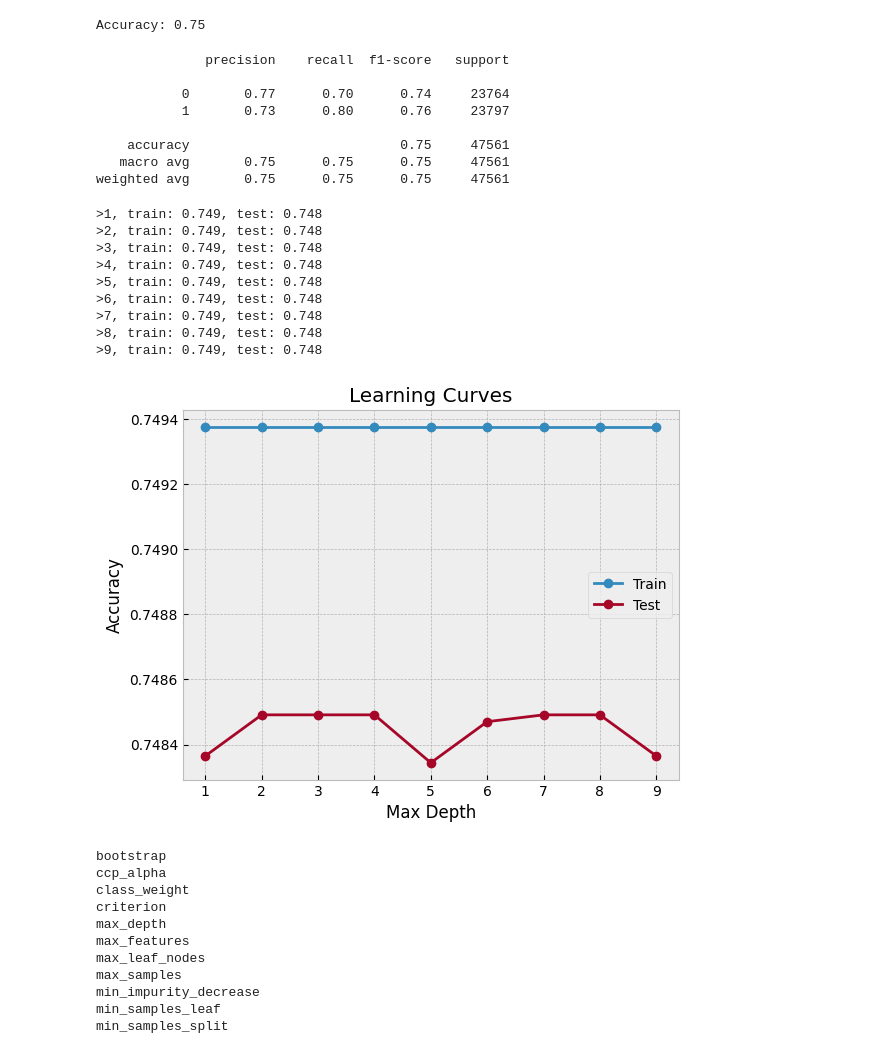
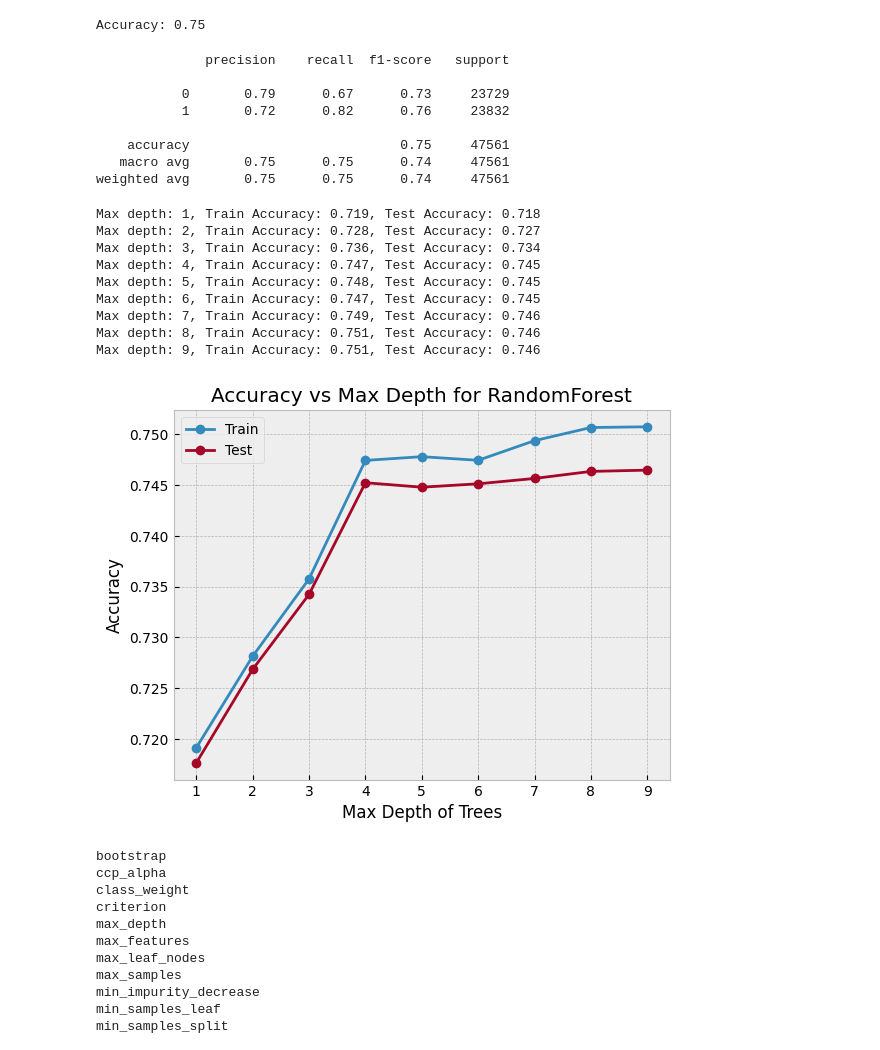
Before and after one commit to DavdElgas/predict_sklearn, a Jupyter notebook: predictive_modeling_with_sklearn.ipynb, the cells around one changed output. Drawn from its saved outputs; the diff is of its cells as text; code cells hidden in the pictures.

```diff
--- a/predictive_modeling_with_sklearn.ipynb
+++ b/predictive_modeling_with_sklearn.ipynb
@@ -855,9 +835,8 @@ weighted avg       0.75      0.75      0.75     47561
 # %%
 # Look again for overfitting via Accuracy
 
-
 # Define the tree depths to evaluate
-values = [i for i in range(1, 15)]
+values = [i for i in range(1, 6)]
 
 # Define lists to collect scores
 train_scores, test_scores = list(), list()
@@ -866,18 +845,18 @@ train_scores, test_scores = list(), list()
 for i in values:
 
   # configure the model
-  model_dtc_p = DecisionTreeClassifier(max_depth=i)
+  model_u = DecisionTreeClassifier(max_depth=i)
 
     # fit model on the training dataset
-  model_dtc_p.fit(X_train, y_train)
+  model_u.fit(X_train, y_train)
 
   # evaluate on the train dataset
-  train_yhat = model_dtc_p.predict(X_train)
+  train_yhat = model_u.predict(X_train)
   train_acc = accuracy_score(y_train, train_yhat)
   train_scores.append(train_acc)
 
   # evaluate on the test dataset
-  test_yhat = model_dtc_p.predict(X_test)
+  test_yhat = model_u.predict(X_test)
   test_acc = accuracy_score(y_test, test_yhat)
   test_scores.append(test_acc)
 
@@ -949,7 +919,8 @@ Logistic: ROC AUC=0.827
 # %% [markdown]
 ### Random Forrest Classifier
 # %%
-# For Random Forest Classifier
+# Create model
+
 from sklearn.ensemble import RandomForestClassifier
 
-df_rfc = df_pre.copy()
+model = RandomForestClassifier()
@@ -961,9 +927,9 @@ model_rfc = RandomForestClassifier()
 # %%
-# Fit the model to the training data
-model_rfc.fit(X_train, y_train)
+# Fit and score the model
+model.fit(X_train, y_train)
 
 # Make predictions on the test set
-y_pred = model_rfc.predict(X_test)
+y_pred = model.predict(X_test)
 
 # Calculate the accuracy
 accuracy = accuracy_score(y_test, y_pred)
@@ -973,71 +939,68 @@ Accuracy: 0.75
 # %%
 # Confusion matrix
 
-from sklearn.metrics import classification_report, confusion_matrix, roc_curve, roc_auc_score, accuracy_score
-
-y_pred = model_rfc.predict(X_test)
+y_pred = model.predict(X_test)
 cm = confusion_matrix(y_test, y_pred)
 cr = classification_report(y_test, y_pred)
 print(cr)
 # %% [output]
               precision    recall  f1-score   support
 
-           0       0.77      0.70      0.74     23764
-           1       0.73      0.80      0.76     23797
+           0       0.79      0.67      0.73     23729
+           1       0.72      0.82      0.76     23832
 
     accuracy                           0.75     47561
-   macro avg       0.75      0.75      0.75     47561
-weighted avg       0.75      0.75      0.75     47561
+   macro avg       0.75      0.75      0.74     47561
+weighted avg       0.75      0.75      0.74     47561
 # %%
-# Look for any overfitting
-
-from sklearn.metrics import accuracy_score
-import matplotlib.pyplot as plt
+# Look for overfitting
 
 # Define the tree depths to evaluate
-values = [i for i in range(1, 10)]
+values = range(1, 10)
 
 # Define lists to collect scores
 train_scores, test_scores = list(), list()
 
 # Evaluate for each depth
 for i in values:
+    # Configure the model with the current max_depth
+    model = RandomForestClassifier(max_depth=i, random_state=42)
 
     # Fit the model to the training data
-    model_rfc.fit(X_train, y_train)
+    model.fit(X_train, y_train)
 
     # Evaluate on the train dataset
-    train_yhat = model_rfc.predict(X_train)
+    train_yhat = model.predict(X_train)
     train_acc = accuracy_score(y_train, train_yhat)
     train_scores.append(train_acc)
 
     # Evaluate on the test dataset
-    test_yhat = model_rfc.predict(X_test)
+    test_yhat = model.predict(X_test)
     test_acc = accuracy_score(y_test, test_yhat)
     test_scores.append(test_acc)
 
     # Summarize progress
-    print('>%d, train: %.3f, test: %.3f' % (i, train_acc, test_acc))
+    print('Max depth: %d, Train Accuracy: %.3f, Test Accuracy: %.3f' % (i, train_acc, test_acc))
 
 # Plot of train and test scores vs tree depth
 plt.plot(values, train_scores, '-o', label='Train')
 plt.plot(values, test_scores, '-o', label='Test')
-plt.xlabel('Max Depth')
+plt.xlabel('Max Depth of Trees')
 plt.ylabel('Accuracy')
-plt.title('Learning Curves')
+plt.title('Accuracy vs Max Depth for RandomForest')
 plt.legend()
 plt.show()
 # %% [output]
->1, train: 0.749, test: 0.748
->2, train: 0.749, test: 0.748
->3, train: 0.749, test: 0.748
->4, train: 0.749, test: 0.748
->5, train: 0.749, test: 0.748
->6, train: 0.749, test: 0.748
->7, train: 0.749, test: 0.748
->8, train: 0.749, test: 0.748
->9, train: 0.749, test: 0.748
+Max depth: 1, Train Accuracy: 0.719, Test Accuracy: 0.718
+Max depth: 2, Train Accuracy: 0.728, Test Accuracy: 0.727
+Max depth: 3, Train Accuracy: 0.736, Test Accuracy: 0.734
+Max depth: 4, Train Accuracy: 0.747, Test Accuracy: 0.745
+Max depth: 5, Train Accuracy: 0.748, Test Accuracy: 0.745
+Max depth: 6, Train Accuracy: 0.747, Test Accuracy: 0.745
+Max depth: 7, Train Accuracy: 0.749, Test Accuracy: 0.746
+Max depth: 8, Train Accuracy: 0.751, Test Accuracy: 0.746
+Max depth: 9, Train Accuracy: 0.751, Test Accuracy: 0.746
-[figure, old version]
+[figure, new version]
 # %%
 # Get model parameters
 
```
Also changed, not shown: parts of 60 cells of this notebook.
